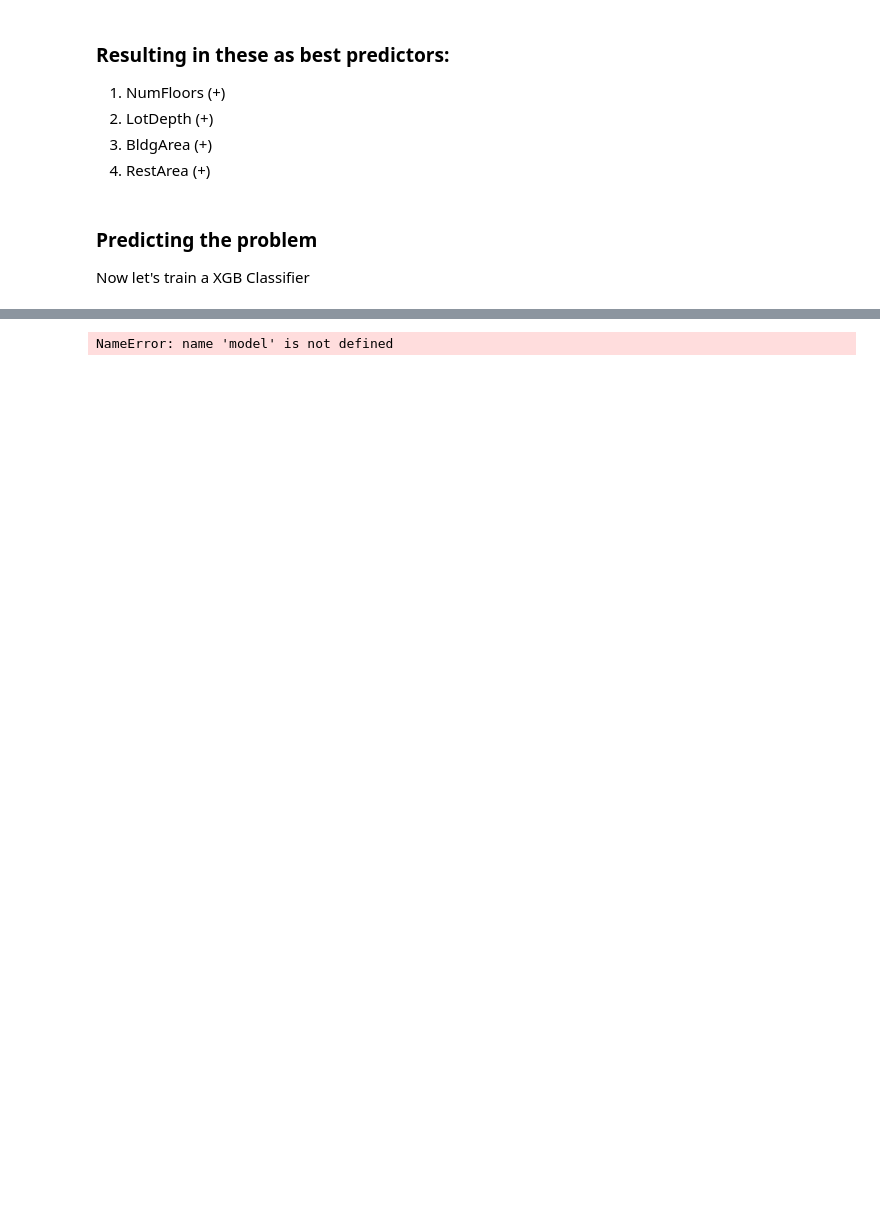
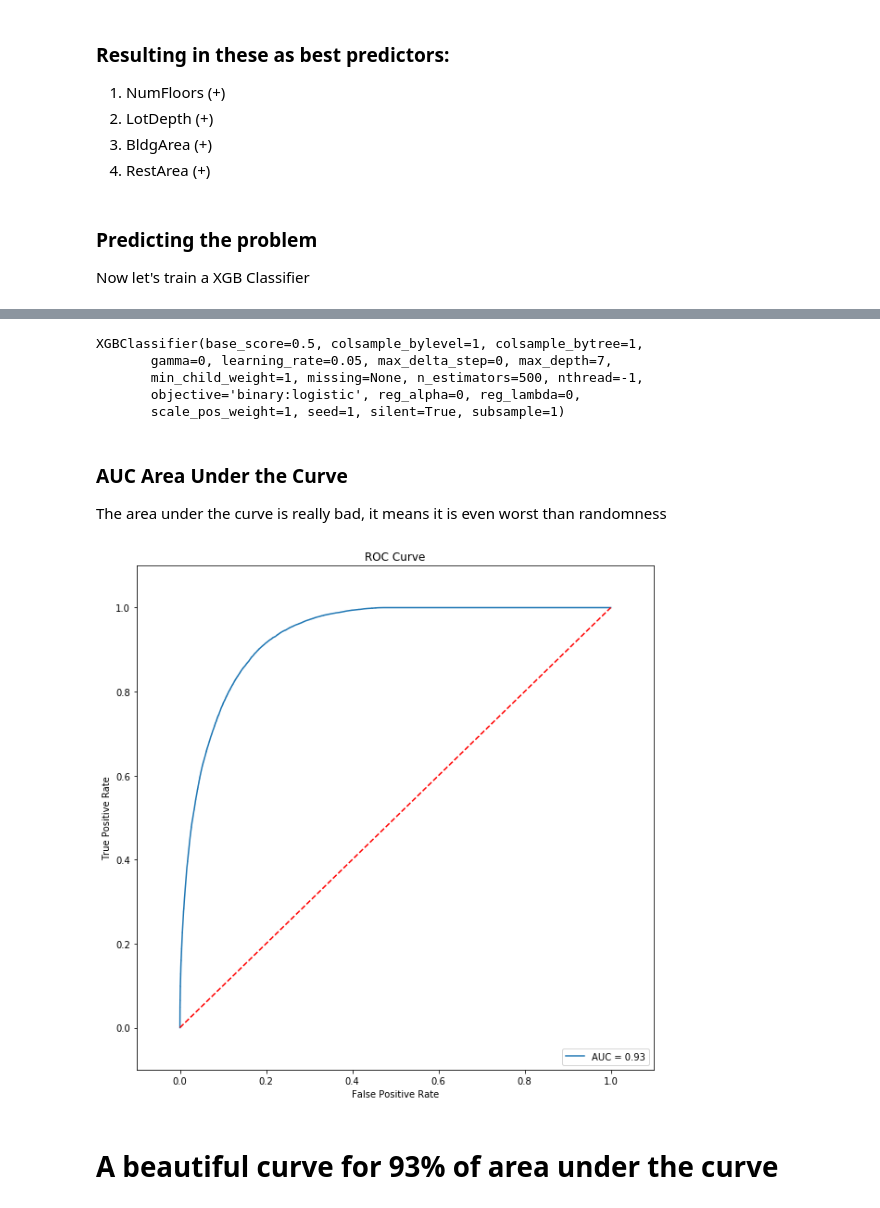
Before and after one commit to foreswearer/Coursera_Capstone, a Jupyter notebook: BattleOfNeighborhoods.ipynb, the cells around one changed output, grey strips where cells are left out. Saved outputs shown, nothing was run; the diff lists cells and outputs as text; code cells hidden in the pictures; blank space fills up the shorter version.

```diff
--- a/BattleOfNeighborhoods.ipynb
+++ b/BattleOfNeighborhoods.ipynb
@@ -414,12 +419,0 @@ from sklearn.datasets import make_classification
-# %%
-X, y = make_classification()
-clf = RandomForestClassifier(n_estimators=100, max_depth=2,
-                             random_state=0)
-clf.fit(X, y)
-
-
-
-
-
-
-print(clf.feature_importances_)
@@ -434,0 +438,24 @@ np.max(clf.feature_importances_)
+# %%
+def xgb_model(train_data, train_label, test_data, test_label):
+    clf = xgb.XGBClassifier(max_depth=7,
+                           min_child_weight=1,
+                           learning_rate=0.05,
+                           n_estimators=500,
+                           silent=True,
+                           objective='binary:logistic',
+                           gamma=0,
+                           max_delta_step=0,
+                           subsample=1,
+                           colsample_bytree=1,
+                           colsample_bylevel=1,
+                           reg_alpha=0,
+                           reg_lambda=0,
+                           scale_pos_weight=1,
+                           seed=1,
+                           missing=None)
+    clf.fit(train_data, train_label, eval_metric='auc', verbose=True, eval_set=[(test_data, test_label)], early_stopping_rounds=10)
+    y_pre = clf.predict(test_data)
+    y_pro = clf.predict_proba(test_data)[:, 1]
+    return clf
+# %%
+model = xgb_model(X_train, y_train, X_test, y_test)
@@ -435,33 +480,49 @@ np.max(clf.feature_importances_)
+# %%
+model
+# %% [output]
+XGBClassifier(base_score=0.5, colsample_bylevel=1, colsample_bytree=1,
+       gamma=0, learning_rate=0.05, max_delta_step=0, max_depth=7,
+       min_child_weight=1, missing=None, n_estimators=500, nthread=-1,
+       objective='binary:logistic', reg_alpha=0, reg_lambda=0,
+       scale_pos_weight=1, seed=1, silent=True, subsample=1)
+# %% [markdown]
+### AUC Area Under the Curve
+
+The area under the curve is really bad, it means it is even worst than randomness
 # %%
-from matplotlib.pylab import rcParams
+import matplotlib
+from sklearn.metrics import roc_curve, auc
+from matplotlib import rcParams
 
 rcParams['figure.figsize'] = 10,10
 
 y_preds = model.predict_proba(X_test)
 
 # take the second column because the classifier outputs scores for
 # the 0 class as well
 preds = y_preds[:,1]
 
 # fpr means false-positive-rate
 # tpr means true-positive-rate
-fpr, tpr, _ = metrics.roc_curve(y_test, preds)
+fpr, tpr, _ = roc_curve(y_test, preds)
 
-auc_score = metrics.auc(fpr, tpr)
+auc_score = auc(fpr, tpr)
 
 plt.title('ROC Curve')
 plt.plot(fpr, tpr, label='AUC = {:.2f}'.format(auc_score))
 
 # it's helpful to add a diagonal to indicate where chance
 # scores lie (i.e. just flipping a coin)
 plt.plot([0,1],[0,1],'r--')
 
 plt.xlim([-0.1,1.1])
 plt.ylim([-0.1,1.1])
 plt.ylabel('True Positive Rate')
 plt.xlabel('False Positive Rate')
 
 plt.legend(loc='lower right')
 plt.show()
 # %% [output]
-NameError: name 'model' is not defined
+[figure, added]
+# %% [markdown]
+# A beautiful curve for 93% of area under the curve
```
Also changed, not shown: parts of 16 cells of this notebook, 1 other file.
